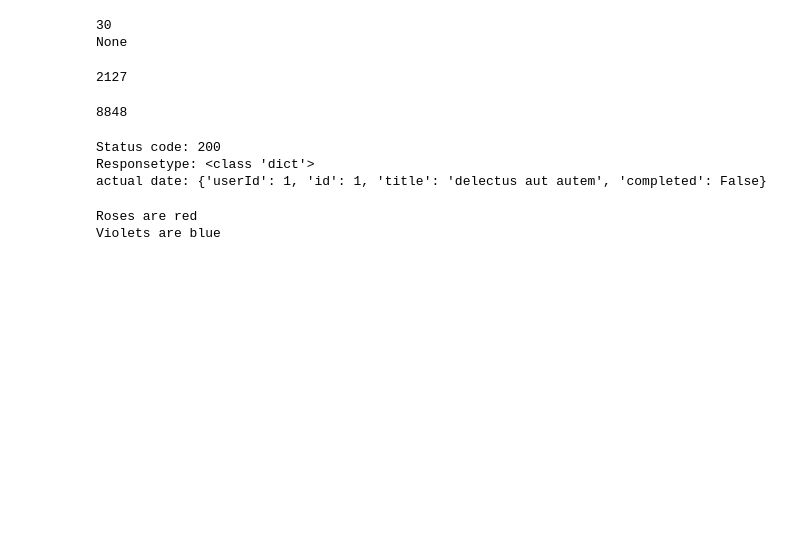
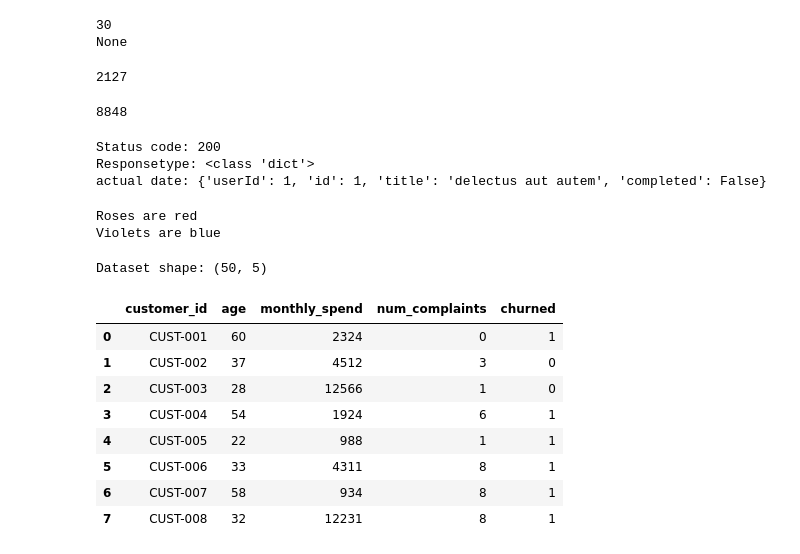
Before and after one commit to Sandra25-nuell/python-intro, a Jupyter notebook: practice.ipynb, the cells around one changed output. Saved outputs shown, nothing was run; the diff lists cells and outputs as text; code cells hidden in the pictures; blank space fills up the shorter version.

```diff
--- a/practice.ipynb
+++ b/practice.ipynb
@@ -621,0 +624,29 @@ Violets are blue
+# %%
+import pandas as pd
+from sklearn.tree import DecisionTreeClassifier
+from sklearn.model_selection import train_test_split
+from sklearn.metrics import accuracy_score
+
+customer = pd.read_csv('customer_churn.csv')
+
+print('Dataset shape:', customer.shape)
+print()
+
+
+customer.head(8)
+
+
+# seperate feature (x) from label (y)
+# feature = what we know about the customer
+# label = the outcome we want to predict (churn or not churn)
+# %% [output]
+Dataset shape: (50, 5)
+|  | customer_id | age | monthly_spend | num_complaints | churned |
+| 0 | CUST-001 | 60 | 2324 | 0 | 1 |
+| 1 | CUST-002 | 37 | 4512 | 3 | 0 |
+| 2 | CUST-003 | 28 | 12566 | 1 | 0 |
+| 3 | CUST-004 | 54 | 1924 | 6 | 1 |
+| 4 | CUST-005 | 22 | 988 | 1 | 1 |
+| 5 | CUST-006 | 33 | 4311 | 8 | 1 |
+| 6 | CUST-007 | 58 | 934 | 8 | 1 |
+| 7 | CUST-008 | 32 | 12231 | 8 | 1 |
```
Also changed, not shown: parts of 7 cells of this notebook, 4 other files.
